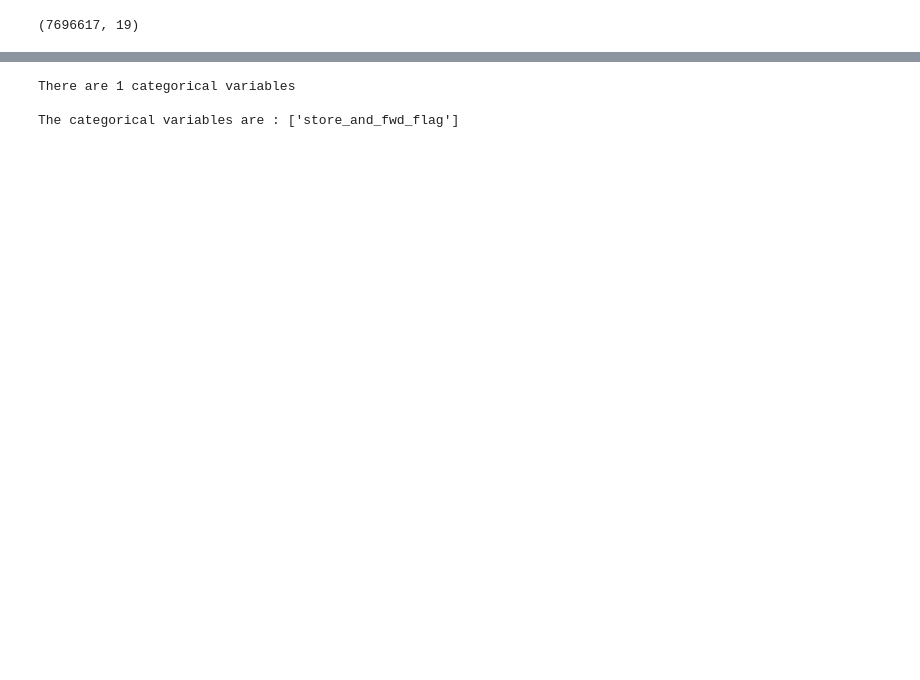
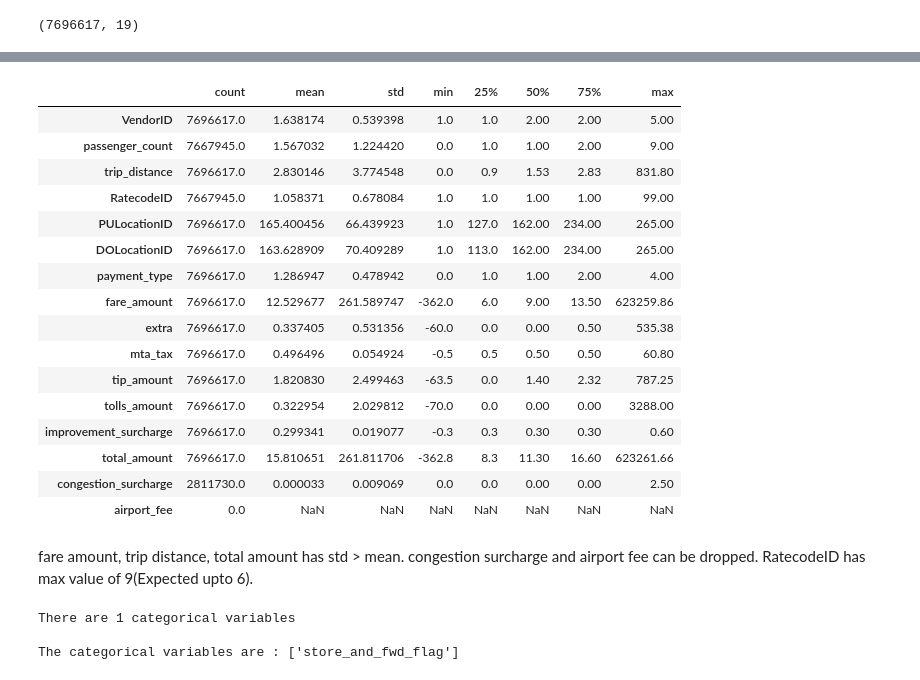
Before and after one commit to satyam-gaikwad/wheres-my-taxi, a Jupyter notebook: initial-development.ipynb, the cells around one changed output, grey strips where cells are left out. Cells and saved outputs as stored; diff of their text form; code cells hidden in the pictures; blank space fills up the shorter version.

```diff
--- a/initial-development.ipynb
+++ b/initial-development.ipynb
@@ -50,3 +86,26 @@ dtype: object
+# %%
+df.describe().transpose()
+# %% [output]
+|  | count | mean | std | min | 25% | 50% | 75% | max |
+| VendorID | 7696617.0 | 1.638174 | 0.539398 | 1.0 | 1.0 | 2.00 | 2.00 | 5.00 |
+| passenger_count | 7667945.0 | 1.567032 | 1.224420 | 0.0 | 1.0 | 1.00 | 2.00 | 9.00 |
+| trip_distance | 7696617.0 | 2.830146 | 3.774548 | 0.0 | 0.9 | 1.53 | 2.83 | 831.80 |
+| RatecodeID | 7667945.0 | 1.058371 | 0.678084 | 1.0 | 1.0 | 1.00 | 1.00 | 99.00 |
+| PULocationID | 7696617.0 | 165.400456 | 66.439923 | 1.0 | 127.0 | 162.00 | 234.00 | 265.00 |
+| DOLocationID | 7696617.0 | 163.628909 | 70.409289 | 1.0 | 113.0 | 162.00 | 234.00 | 265.00 |
+| payment_type | 7696617.0 | 1.286947 | 0.478942 | 0.0 | 1.0 | 1.00 | 2.00 | 4.00 |
+| fare_amount | 7696617.0 | 12.529677 | 261.589747 | -362.0 | 6.0 | 9.00 | 13.50 | 623259.86 |
+| extra | 7696617.0 | 0.337405 | 0.531356 | -60.0 | 0.0 | 0.00 | 0.50 | 535.38 |
+| mta_tax | 7696617.0 | 0.496496 | 0.054924 | -0.5 | 0.5 | 0.50 | 0.50 | 60.80 |
+| tip_amount | 7696617.0 | 1.820830 | 2.499463 | -63.5 | 0.0 | 1.40 | 2.32 | 787.25 |
+| tolls_amount | 7696617.0 | 0.322954 | 2.029812 | -70.0 | 0.0 | 0.00 | 0.00 | 3288.00 |
+| improvement_surcharge | 7696617.0 | 0.299341 | 0.019077 | -0.3 | 0.3 | 0.30 | 0.30 | 0.60 |
+| total_amount | 7696617.0 | 15.810651 | 261.811706 | -362.8 | 8.3 | 11.30 | 16.60 | 623261.66 |
+| congestion_surcharge | 2811730.0 | 0.000033 | 0.009069 | 0.0 | 0.0 | 0.00 | 0.00 | 2.50 |
+| airport_fee | 0.0 | NaN | NaN | NaN | NaN | NaN | NaN | NaN |
+# %% [markdown]
+fare amount, trip distance, total amount has std > mean.
+congestion surcharge and airport fee can be dropped. RatecodeID has max value of 9(Expected upto 6).
 # %%
 # find categorical variables
 
```
Also changed, not shown: parts of 38 cells of this notebook.
